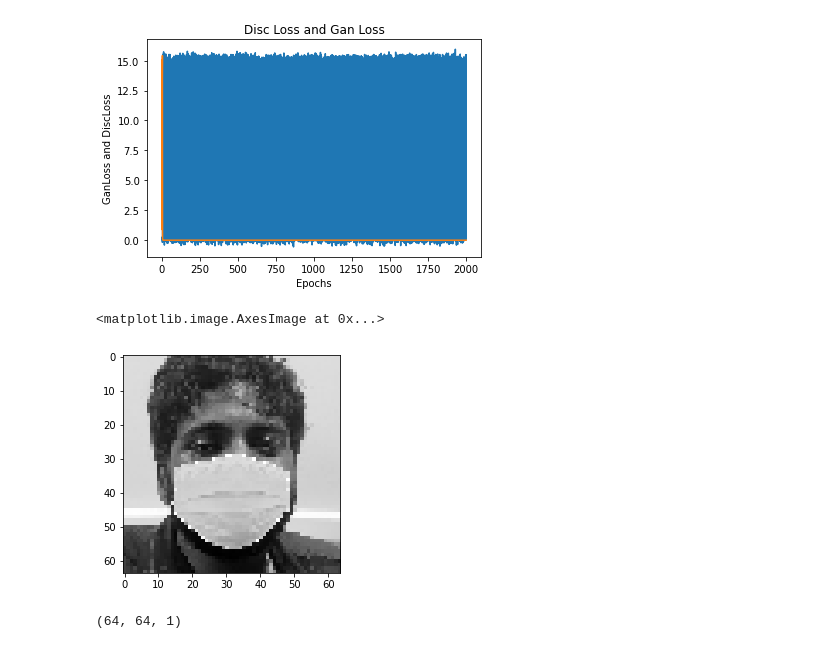
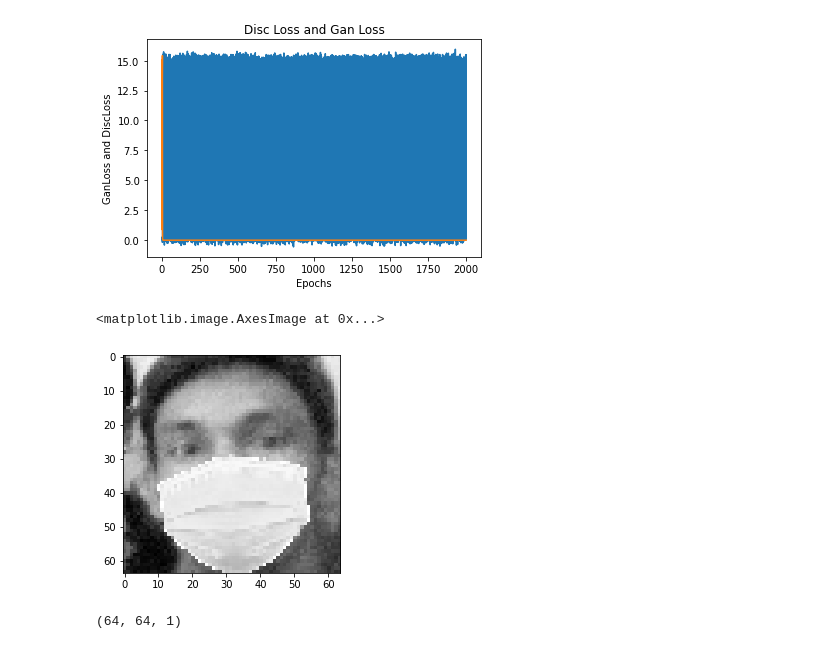
Before and after one commit to vijayakashtharu/Final-year-project, a Jupyter notebook: face-completion-and-super-resolution-of-occluded_with_celebA-i.ipynb, the cells around one changed output. Drawn from its saved outputs; the diff is of its cells as text; code cells hidden in the pictures.

Commit message:
Kaggle Notebook | FACE COMPLETION AND SUPER RESOLUTION OF OCCLUDED I | Version 32

```diff
--- a/face-completion-and-super-resolution-of-occluded_with_celebA-i.ipynb
+++ b/face-completion-and-super-resolution-of-occluded_with_celebA-i.ipynb
@@ -599,17 +600,17 @@ plt.show()
 # %%
 import cv2
 import matplotlib.image as mpimg
-img = mpimg.imread("/kaggle/input/vijay-2000/Avinash_Krishnan_surgical.jpg")
+img = mpimg.imread("/kaggle/input/vijay-2000/kalai_surgical.jpg")
 img = cv2.cvtColor(img, cv2.COLOR_RGB2GRAY)
 img.shape
 plt.imshow(img)
 from skimage.transform import resize
 
 img = resize(img, (64 , 64), anti_aliasing=False)
 plt.imshow(img , cmap = 'gray')
 # %% [output]
 <matplotlib.image.AxesImage at 0x...>
-[figure, old version]
+[figure, new version]
 # %%
 import datetime
 plot_path = "./"
```
Also changed, not shown: parts of 7 cells of this notebook.
